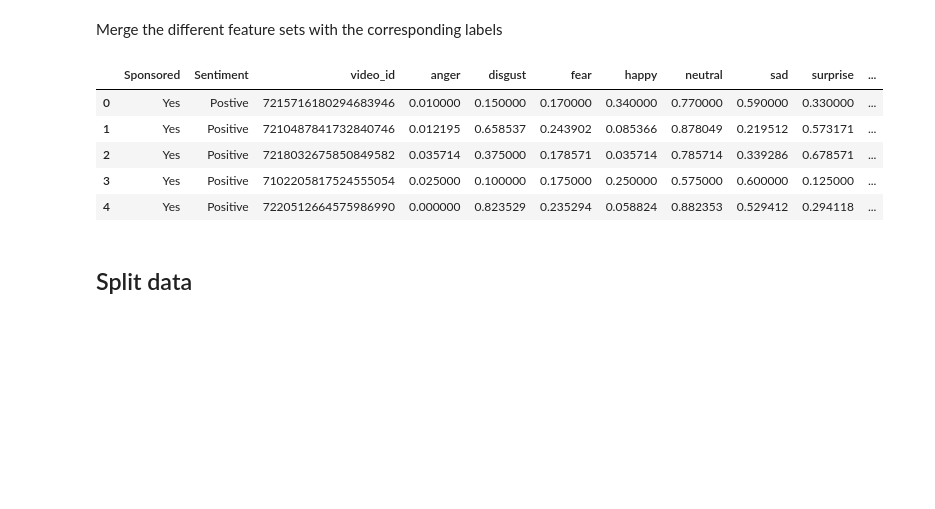
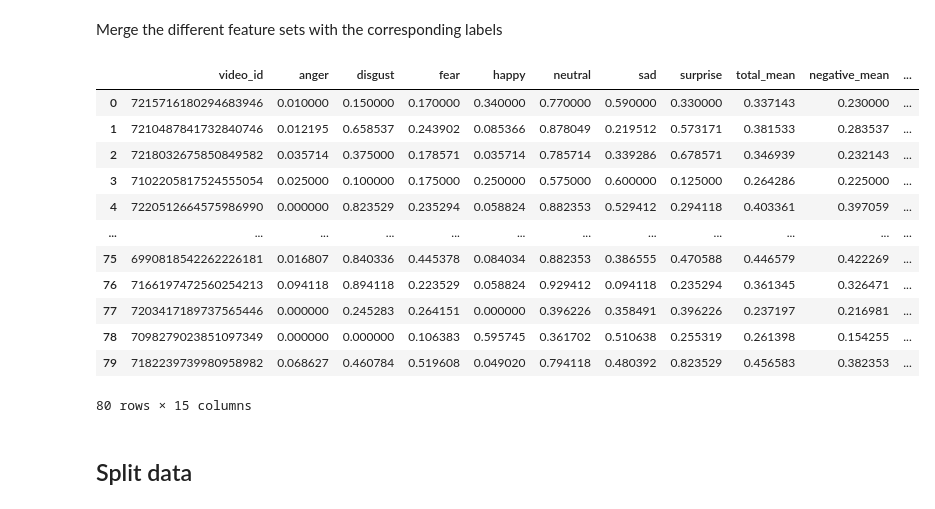
Before and after one commit to DHeijbroek/MultiMedia_group24, a Jupyter notebook: Classification/classification.ipynb, the cells around one changed output. Cells and saved outputs as stored; diff of their text form; code cells hidden in the pictures; blank space fills up the shorter version.

```diff
--- a/Classification/classification.ipynb
+++ b/Classification/classification.ipynb
@@ -23,3 +23,4 @@ visual_features = pd.read_csv('../Py-Feat-main/video_features.csv', index_col=0)
 labels = pd.read_csv('../Py-Feat-main/labels.csv', index_col=0, delimiter=';')
 
 # load speech to text features
+audio_features = pd.read_csv('merged.csv')
@@ -26,16 +43,32 @@ labels = pd.read_csv('../Py-Feat-main/labels.csv', index_col=0, delimiter=';')
 # %% [markdown]
 Merge the different feature sets with the corresponding labels
 # %%
-merged_df = labels.reset_index().merge(visual_features.reset_index(), left_on="VideoID", right_on="video_id").drop(columns='VideoID')
+merged_df = (labels
+             .reset_index()
+             .merge(visual_features.reset_index(),
+                    left_on="VideoID",
+                    right_on="video_id")
+             .drop(columns=["Sponsored", "Sentiment"])
+             .merge(audio_features,
+                    on="VideoID")
+             .drop(columns='VideoID')
+             )
 # %%
-merged_df.head()
+merged_df
 # %% [output]
-|  | Sponsored | Sentiment | video_id | anger | disgust | fear | happy | neutral | sad | surprise | ... |
-| 0 | Yes | Postive | 7215716180294683946 | 0.010000 | 0.150000 | 0.170000 | 0.340000 | 0.770000 | 0.590000 | 0.330000 | ... |
-| 1 | Yes | Positive | 7210487841732840746 | 0.012195 | 0.658537 | 0.243902 | 0.085366 | 0.878049 | 0.219512 | 0.573171 | ... |
-| 2 | Yes | Positive | 7218032675850849582 | 0.035714 | 0.375000 | 0.178571 | 0.035714 | 0.785714 | 0.339286 | 0.678571 | ... |
-| 3 | Yes | Positive | 7102205817524555054 | 0.025000 | 0.100000 | 0.175000 | 0.250000 | 0.575000 | 0.600000 | 0.125000 | ... |
-| 4 | Yes | Positive | 7220512664575986990 | 0.000000 | 0.823529 | 0.235294 | 0.058824 | 0.882353 | 0.529412 | 0.294118 | ... |
+|  | video_id | anger | disgust | fear | happy | neutral | sad | surprise | total_mean | negative_mean | ... |
+| 0 | 7215716180294683946 | 0.010000 | 0.150000 | 0.170000 | 0.340000 | 0.770000 | 0.590000 | 0.330000 | 0.337143 | 0.230000 | ... |
+| 1 | 7210487841732840746 | 0.012195 | 0.658537 | 0.243902 | 0.085366 | 0.878049 | 0.219512 | 0.573171 | 0.381533 | 0.283537 | ... |
+| 2 | 7218032675850849582 | 0.035714 | 0.375000 | 0.178571 | 0.035714 | 0.785714 | 0.339286 | 0.678571 | 0.346939 | 0.232143 | ... |
+| 3 | 7102205817524555054 | 0.025000 | 0.100000 | 0.175000 | 0.250000 | 0.575000 | 0.600000 | 0.125000 | 0.264286 | 0.225000 | ... |
+| 4 | 7220512664575986990 | 0.000000 | 0.823529 | 0.235294 | 0.058824 | 0.882353 | 0.529412 | 0.294118 | 0.403361 | 0.397059 | ... |
+| ... | ... | ... | ... | ... | ... | ... | ... | ... | ... | ... | ... |
+| 75 | 6990818542262226181 | 0.016807 | 0.840336 | 0.445378 | 0.084034 | 0.882353 | 0.386555 | 0.470588 | 0.446579 | 0.422269 | ... |
+| 76 | 7166197472560254213 | 0.094118 | 0.894118 | 0.223529 | 0.058824 | 0.929412 | 0.094118 | 0.235294 | 0.361345 | 0.326471 | ... |
+| 77 | 7203417189737565446 | 0.000000 | 0.245283 | 0.264151 | 0.000000 | 0.396226 | 0.358491 | 0.396226 | 0.237197 | 0.216981 | ... |
+| 78 | 7098279023851097349 | 0.000000 | 0.000000 | 0.106383 | 0.595745 | 0.361702 | 0.510638 | 0.255319 | 0.261398 | 0.154255 | ... |
+| 79 | 7182239739980958982 | 0.068627 | 0.460784 | 0.519608 | 0.049020 | 0.794118 | 0.480392 | 0.823529 | 0.456583 | 0.382353 | ... |
+80 rows × 15 columns
 # %% [markdown]
 ## Split data
 # %%
```
Also changed, not shown: parts of 11 cells of this notebook, 1 other file.
